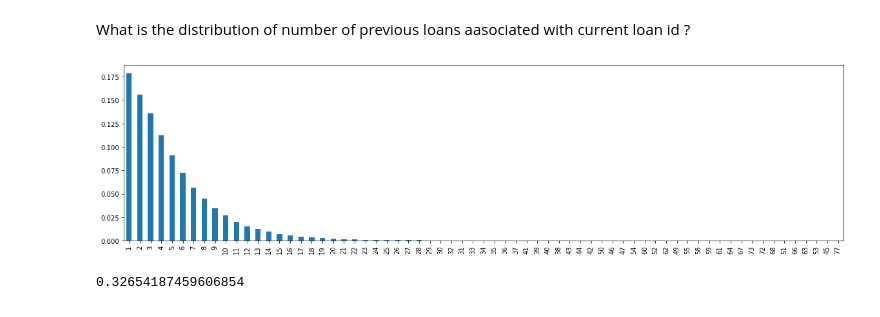
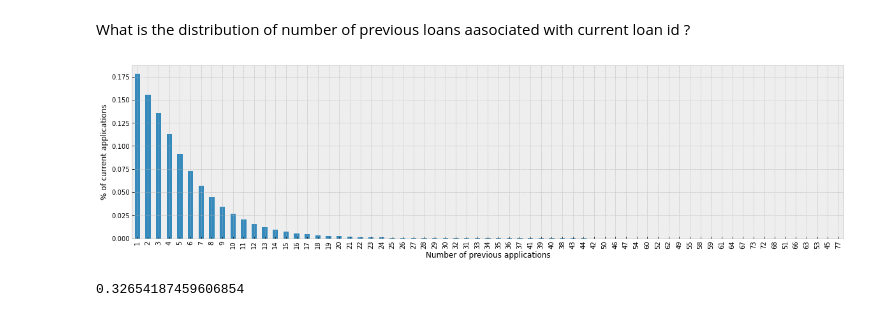
Before and after one commit to rohanML/Springboard, a Jupyter notebook: home_credit_default_risk/notebooks/01_Data_Wrangling.ipynb, the cells around one changed output. Drawn from its saved outputs; the diff is of its cells as text; code cells hidden in the pictures.

```diff
--- a/home_credit_default_risk/notebooks/01_Data_Wrangling.ipynb
+++ b/home_credit_default_risk/notebooks/01_Data_Wrangling.ipynb
@@ -23,6 +23,7 @@ import pandas_profiling as pp
 %matplotlib inline
 %precision %.2f
 
+plt.style.use('bmh')
 pd.set_option('display.max_rows', 30)
 pd.set_option('display.min_rows', 10)
 pd.set_option('display.max_columns', 100)
@@ -647,9 +671,11 @@ What is the distribution of number of previous loans aasociated with current loa
 # %%
 (prev_application.groupby('sk_id_curr').sk_id_prev.agg('count')
     .value_counts(normalize = True).
-    plot(kind='bar',figsize = (20,5)));
+    plot(kind='bar',figsize = (20,5)))
+plt.xlabel('Number of previous applications');
+plt.ylabel('% of current applications');
 # %% [output]
-[figure, old version]
+[figure, new version]
 # %%
 1 - prev_application.groupby('sk_id_curr').sk_id_prev.agg('count').value_counts(normalize = True).head(5).sum()
 # %% [output]
```
Also changed, not shown: parts of 45 cells of this notebook, 1 other file.
